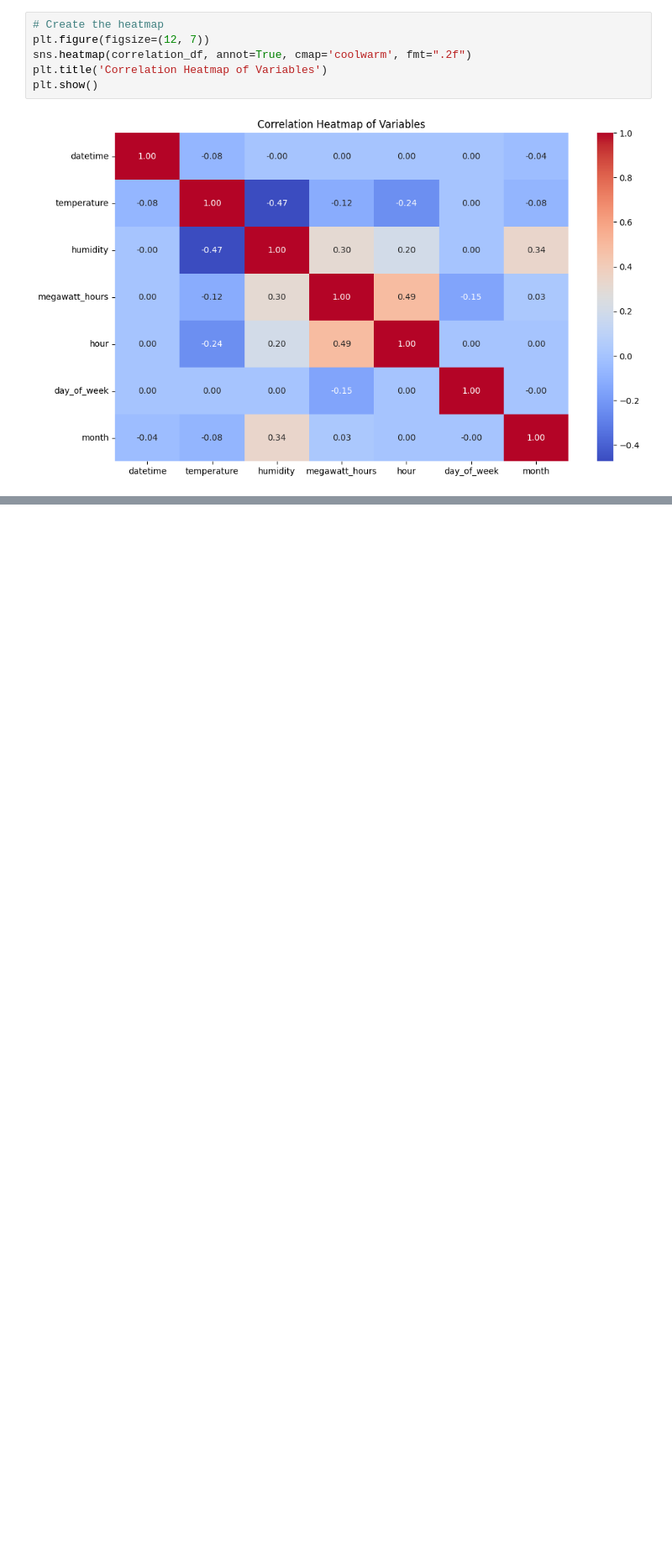
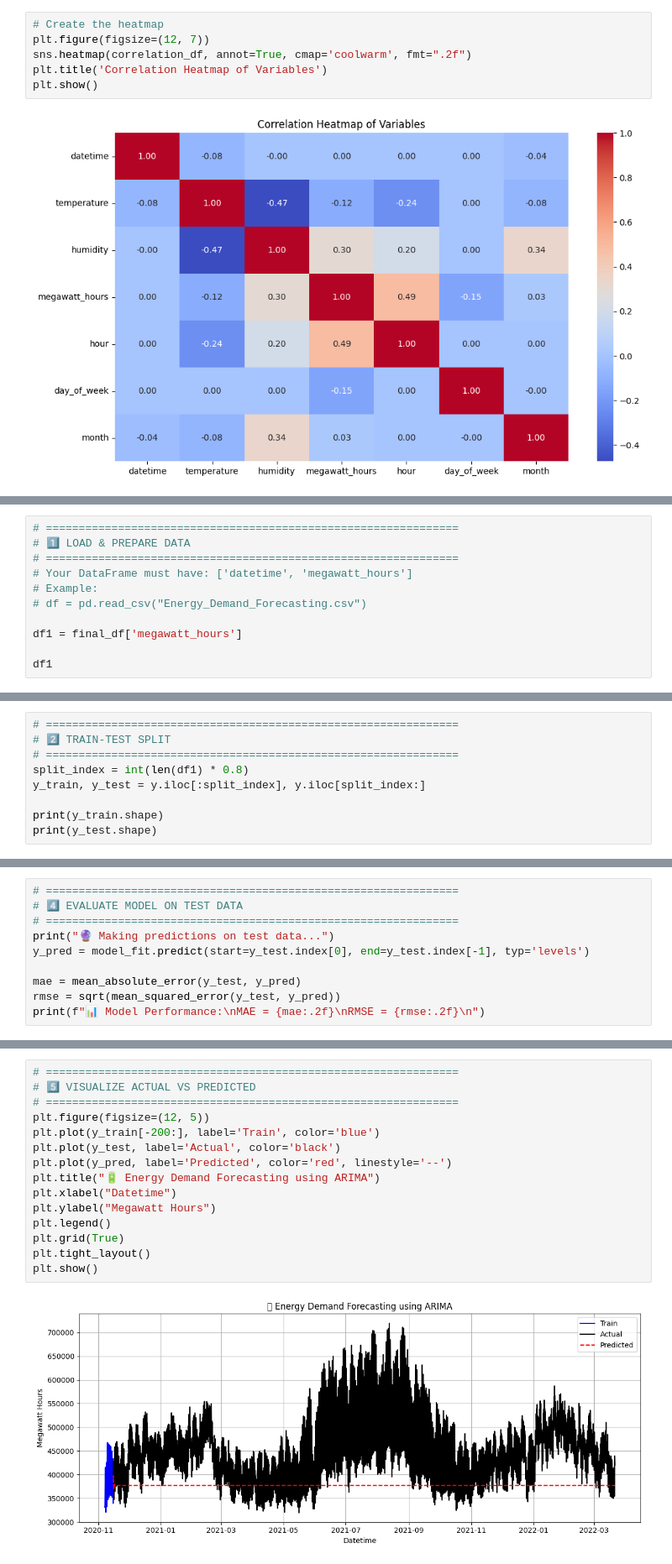
Before and after one commit to susantkumarsahoo/TimeSeriesForecasting_End_To_End, a Jupyter notebook: notebooks/05_note05ARIMA_SARIMAX.ipynb, the cells around one changed output, grey strips where cells are left out. Shown at 84% size. Saved outputs shown, nothing was run; the diff lists cells and outputs as text; blank space fills up the shorter version.

```diff
--- a/notebooks/05_note05.ipynb
+++ b/notebooks/05_note05ARIMA_SARIMAX.ipynb
@@ -373,0 +815,11 @@ plt.show()
+# %%
+# ===============================================================
+# 1️⃣ LOAD & PREPARE DATA
+# ===============================================================
+# Your DataFrame must have: ['datetime', 'megawatt_hours']
+# Example:
+# df = pd.read_csv("Energy_Demand_Forecasting.csv")
+
+df1 = final_df['megawatt_hours']
+
+df1
@@ -373,0 +840,9 @@ plt.show()
+# %%
+# ===============================================================
+# 2️⃣ TRAIN-TEST SPLIT
+# ===============================================================
+split_index = int(len(df1) * 0.8)
+y_train, y_test = y.iloc[:split_index], y.iloc[split_index:]
+
+print(y_train.shape)
+print(y_test.shape)
@@ -373,0 +864,10 @@ plt.show()
+# %%
+# ===============================================================
+# 4️⃣ EVALUATE MODEL ON TEST DATA
+# ===============================================================
+print("🔮 Making predictions on test data...")
+y_pred = model_fit.predict(start=y_test.index[0], end=y_test.index[-1], typ='levels')
+
+mae = mean_absolute_error(y_test, y_pred)
+rmse = sqrt(mean_squared_error(y_test, y_pred))
+print(f"📊 Model Performance:\nMAE = {mae:.2f}\nRMSE = {rmse:.2f}\n")
@@ -373,0 +879,17 @@ plt.show()
+# %%
+# ===============================================================
+# 5️⃣ VISUALIZE ACTUAL VS PREDICTED
+# ===============================================================
+plt.figure(figsize=(12, 5))
+plt.plot(y_train[-200:], label='Train', color='blue')
+plt.plot(y_test, label='Actual', color='black')
+plt.plot(y_pred, label='Predicted', color='red', linestyle='--')
+plt.title("🔋 Energy Demand Forecasting using ARIMA")
+plt.xlabel("Datetime")
+plt.ylabel("Megawatt Hours")
+plt.legend()
+plt.grid(True)
+plt.tight_layout()
+plt.show()
+# %% [output]
+[figure, added]
```
Also changed, not shown: parts of 42 cells of this notebook.
